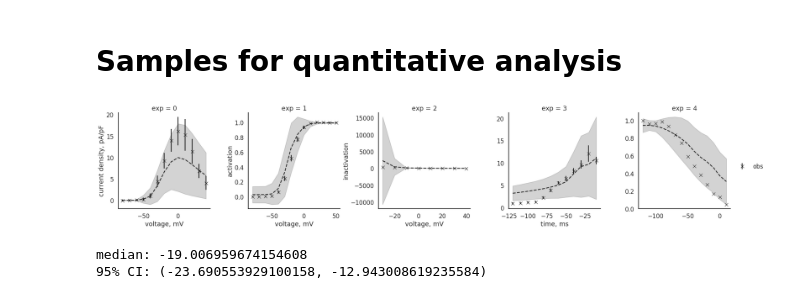
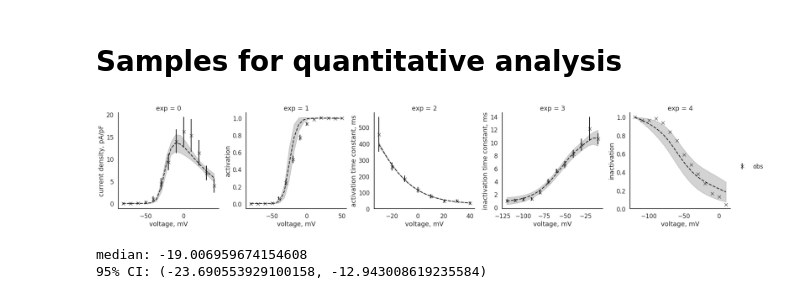
Before and after one commit to charleshouston/ion-channel-ABC, a Jupyter notebook: docs/examples/hl-1_ikr-generic.ipynb, the cells around one changed output. Saved outputs shown, nothing was run; the diff lists cells and outputs as text; code cells hidden in the pictures.

```diff
--- a/docs/examples/hl-1_ikr-generic.ipynb
+++ b/docs/examples/hl-1_ikr-generic.ipynb
@@ -67,19 +69,19 @@ errs = measurements.to_dict()['errs']
 # %% [markdown]
 # Set limits and generate uniform initial priors
 # %%
-limits = dict(g_Kr=(0, 1),
+limits = dict(g_Kr=(0,10),
               Vhalf_x=(-100,100),
               k_x=(0,50),
-              c_bx=(0,200),
-              c_ax=(0,1000),
+              c_bx=(0,100),
+              c_ax=(0,10000),
               sigma_x=(0,100),
-              Vmax_x=(-100,100),
+              Vmax_x=(-500,500),
               Vhalf_r=(-100,100),
               k_r=(-50,0),
-              c_br=(0,100),
-              c_ar=(0,100),
+              c_br=(0,10),
+              c_ar=(0,50),
               sigma_r=(0,100),
-              Vmax_r=(-100,100))
+              Vmax_r=(-100,0))
 prior = Distribution(**{key: RV("uniform", a, b - a)
                         for key, (a,b) in limits.items()})
 # %% [markdown]
@@ -260,5 +229,5 @@ history.all_runs()
 # %%
-history.id = 9
+history.id = 1
 # %%
 sns.set_context('talk')
 evolution = history.get_all_populations()
@@ -285,24 +254,26 @@ th_samples = df.sample(n=n_samples, weights=w, replace=True).to_dict(orient='rec
 # Generate sim results samples
 samples = pd.DataFrame({})
 for i, th in enumerate(th_samples):
-    output = model.sample(pars=th)#, n_x=50)
+    output = model.sample(pars=th, n_x=20)
     output['sample'] = i
     output['distribution'] = 'post'
     samples = samples.append(output, ignore_index=True)
 # %%
 from ionchannelABC import plot_sim_results
 sns.set_context('talk')
 g = plot_sim_results(samples, obs=measurements)
 
 # Set axis labels
-xlabels = ["voltage, mV", "voltage, mV", "voltage, mV", "time, ms"]
-ylabels = ["current density, pA/pF", "activation", "inactivation"]
+xlabels = ["voltage, mV", "voltage, mV", "voltage, mV", "voltage, mV",
+           "voltage, mV", "voltage, mV"]
+ylabels = ["current density, pA/pF", "activation", "activation time constant, ms",
+           "inactivation time constant, ms", "inactivation"]
 for ax, xl in zip(g.axes.flatten(), xlabels):
     ax.set_xlabel(xl)
 for ax, yl in zip(g.axes.flatten(), ylabels):
     ax.set_ylabel(yl)
 # %% [output]
-[figure, old version]
+[figure, new version]
 # %%
 g.savefig('results/ikr/ikr_sim_results.pdf')
 # %%
```
Also changed, not shown: parts of 11 cells of this notebook, 4 other files.
